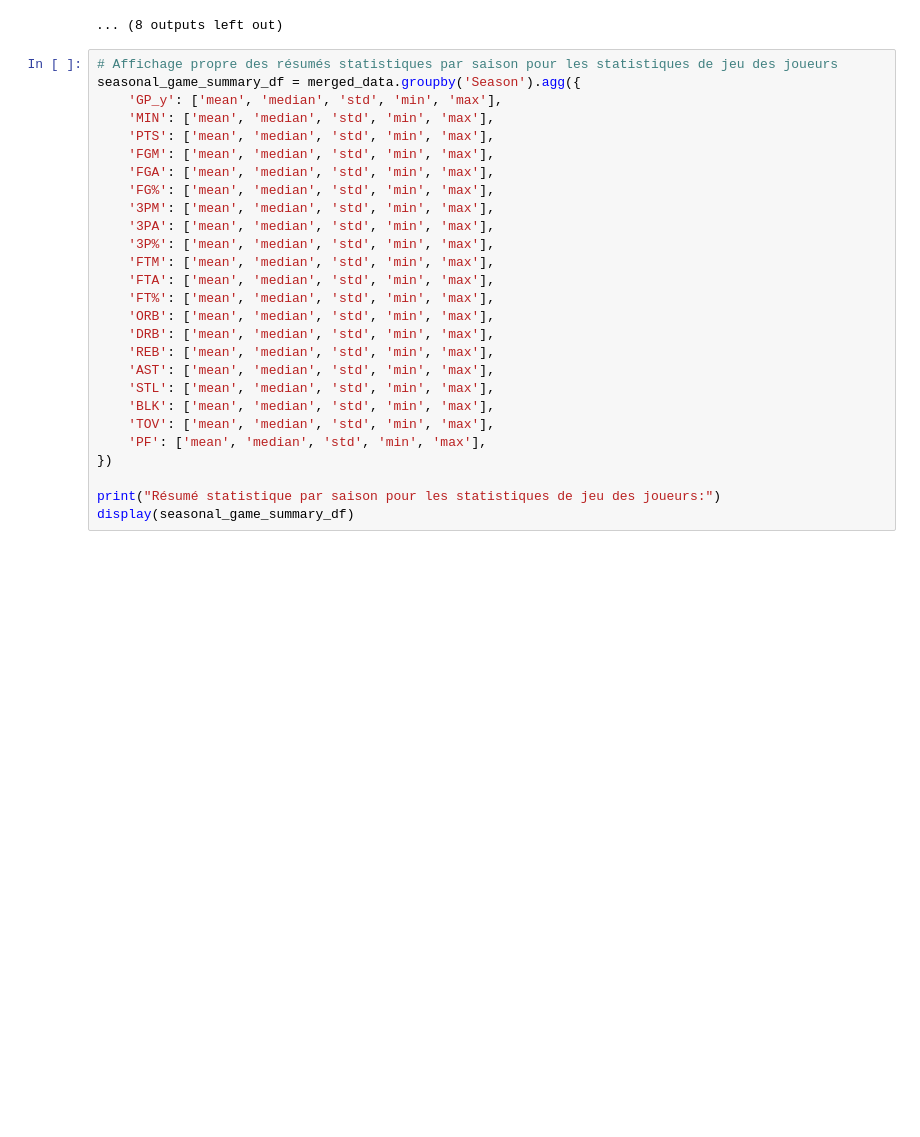
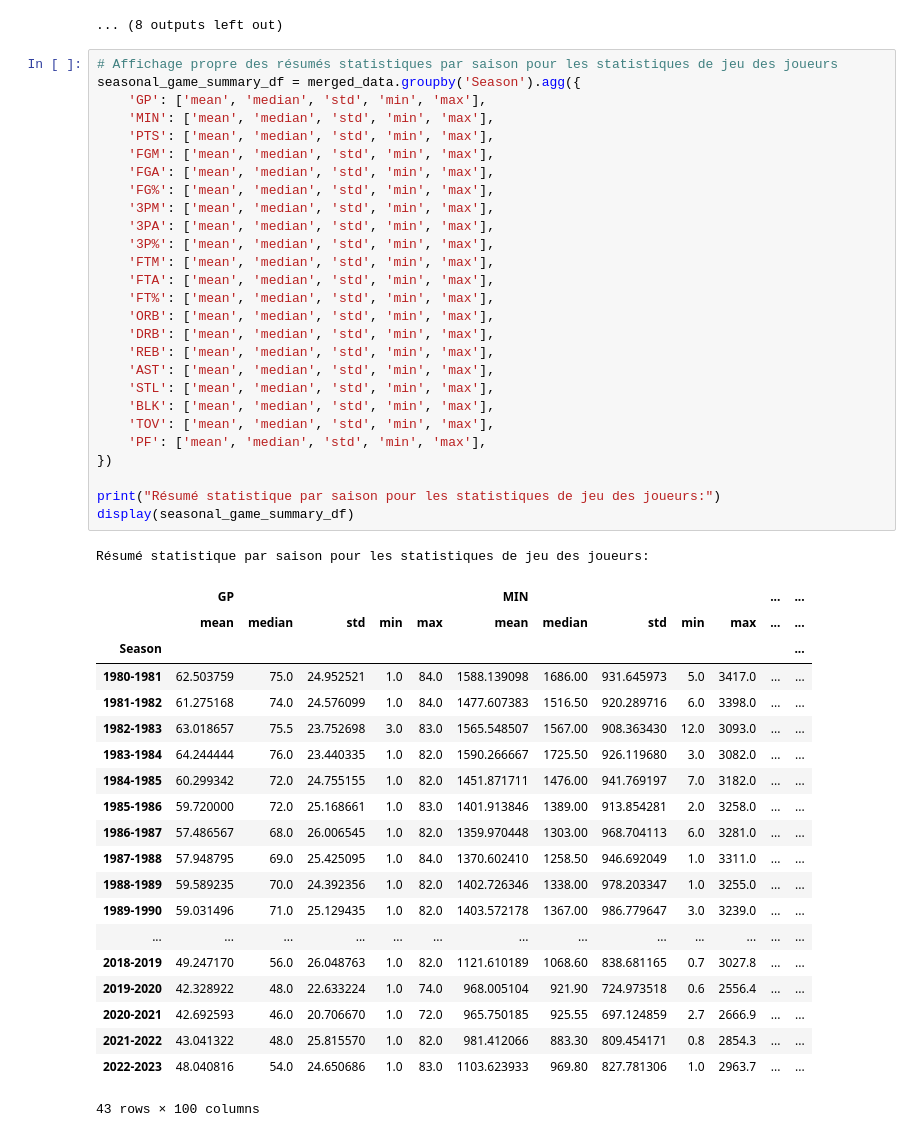
Before and after one commit to h2ocine/nba_data_project, a Jupyter notebook: analyse/eda_players.ipynb, the cells around one changed output. Cells and saved outputs as stored; diff of their text form; blank space fills up the shorter version.

```diff
--- a/analyse/eda_players.ipynb
+++ b/analyse/eda_players.ipynb
@@ -221,27 +221,49 @@ for stat in game_stats_to_plot:
 # %%
 # Affichage propre des résumés statistiques par saison pour les statistiques de jeu des joueurs
 seasonal_game_summary_df = merged_data.groupby('Season').agg({
-    'GP_y': ['mean', 'median', 'std', 'min', 'max'],
+    'GP': ['mean', 'median', 'std', 'min', 'max'],
     'MIN': ['mean', 'median', 'std', 'min', 'max'],
     'PTS': ['mean', 'median', 'std', 'min', 'max'],
     'FGM': ['mean', 'median', 'std', 'min', 'max'],
     'FGA': ['mean', 'median', 'std', 'min', 'max'],
     'FG%': ['mean', 'median', 'std', 'min', 'max'],
     '3PM': ['mean', 'median', 'std', 'min', 'max'],
     '3PA': ['mean', 'median', 'std', 'min', 'max'],
     '3P%': ['mean', 'median', 'std', 'min', 'max'],
     'FTM': ['mean', 'median', 'std', 'min', 'max'],
     'FTA': ['mean', 'median', 'std', 'min', 'max'],
     'FT%': ['mean', 'median', 'std', 'min', 'max'],
     'ORB': ['mean', 'median', 'std', 'min', 'max'],
     'DRB': ['mean', 'median', 'std', 'min', 'max'],
     'REB': ['mean', 'median', 'std', 'min', 'max'],
     'AST': ['mean', 'median', 'std', 'min', 'max'],
     'STL': ['mean', 'median', 'std', 'min', 'max'],
     'BLK': ['mean', 'median', 'std', 'min', 'max'],
     'TOV': ['mean', 'median', 'std', 'min', 'max'],
     'PF': ['mean', 'median', 'std', 'min', 'max'],
 })
 
 print("Résumé statistique par saison pour les statistiques de jeu des joueurs:")
 display(seasonal_game_summary_df)
+# %% [output]
+Résumé statistique par saison pour les statistiques de jeu des joueurs:
+|  | GP |  |  |  |  | MIN |  |  |  |  | ... | ... |
+|  | mean | median | std | min | max | mean | median | std | min | max | ... | ... |
+| Season |  |  |  |  |  |  |  |  |  |  |  | ... |
+| 1980-1981 | 62.503759 | 75.0 | 24.952521 | 1.0 | 84.0 | 1588.139098 | 1686.00 | 931.645973 | 5.0 | 3417.0 | ... | ... |
+| 1981-1982 | 61.275168 | 74.0 | 24.576099 | 1.0 | 84.0 | 1477.607383 | 1516.50 | 920.289716 | 6.0 | 3398.0 | ... | ... |
+| 1982-1983 | 63.018657 | 75.5 | 23.752698 | 3.0 | 83.0 | 1565.548507 | 1567.00 | 908.363430 | 12.0 | 3093.0 | ... | ... |
+| 1983-1984 | 64.244444 | 76.0 | 23.440335 | 1.0 | 82.0 | 1590.266667 | 1725.50 | 926.119680 | 3.0 | 3082.0 | ... | ... |
+| 1984-1985 | 60.299342 | 72.0 | 24.755155 | 1.0 | 82.0 | 1451.871711 | 1476.00 | 941.769197 | 7.0 | 3182.0 | ... | ... |
+| 1985-1986 | 59.720000 | 72.0 | 25.168661 | 1.0 | 83.0 | 1401.913846 | 1389.00 | 913.854281 | 2.0 | 3258.0 | ... | ... |
+| 1986-1987 | 57.486567 | 68.0 | 26.006545 | 1.0 | 82.0 | 1359.970448 | 1303.00 | 968.704113 | 6.0 | 3281.0 | ... | ... |
+| 1987-1988 | 57.948795 | 69.0 | 25.425095 | 1.0 | 84.0 | 1370.602410 | 1258.50 | 946.692049 | 1.0 | 3311.0 | ... | ... |
+| 1988-1989 | 59.589235 | 70.0 | 24.392356 | 1.0 | 82.0 | 1402.726346 | 1338.00 | 978.203347 | 1.0 | 3255.0 | ... | ... |
+| 1989-1990 | 59.031496 | 71.0 | 25.129435 | 1.0 | 82.0 | 1403.572178 | 1367.00 | 986.779647 | 3.0 | 3239.0 | ... | ... |
+| ... | ... | ... | ... | ... | ... | ... | ... | ... | ... | ... | ... | ... |
+| 2018-2019 | 49.247170 | 56.0 | 26.048763 | 1.0 | 82.0 | 1121.610189 | 1068.60 | 838.681165 | 0.7 | 3027.8 | ... | ... |
+| 2019-2020 | 42.328922 | 48.0 | 22.633224 | 1.0 | 74.0 | 968.005104 | 921.90 | 724.973518 | 0.6 | 2556.4 | ... | ... |
+| 2020-2021 | 42.692593 | 46.0 | 20.706670 | 1.0 | 72.0 | 965.750185 | 925.55 | 697.124859 | 2.7 | 2666.9 | ... | ... |
+| 2021-2022 | 43.041322 | 48.0 | 25.815570 | 1.0 | 82.0 | 981.412066 | 883.30 | 809.454171 | 0.8 | 2854.3 | ... | ... |
+| 2022-2023 | 48.040816 | 54.0 | 24.650686 | 1.0 | 83.0 | 1103.623933 | 969.80 | 827.781306 | 1.0 | 2963.7 | ... | ... |
+43 rows × 100 columns
```
